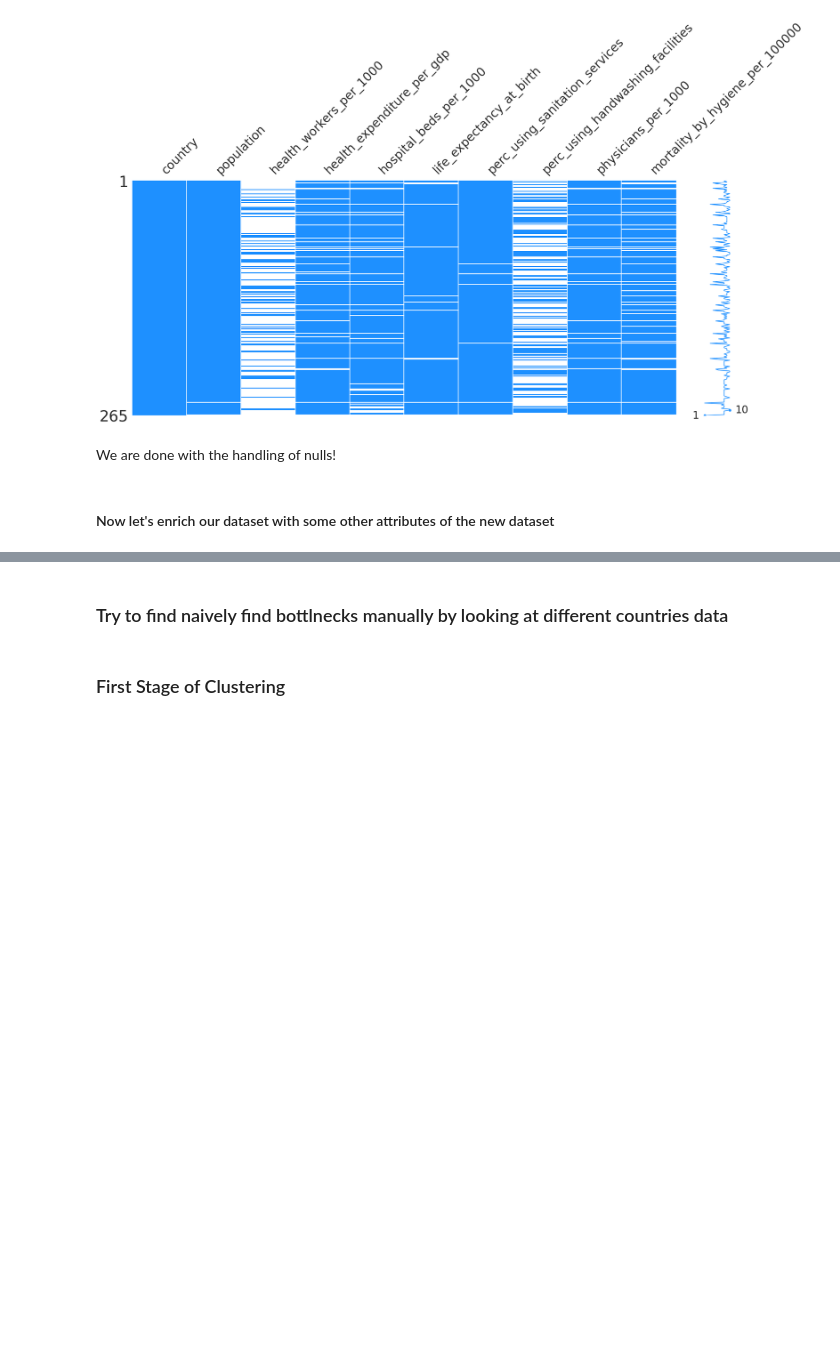
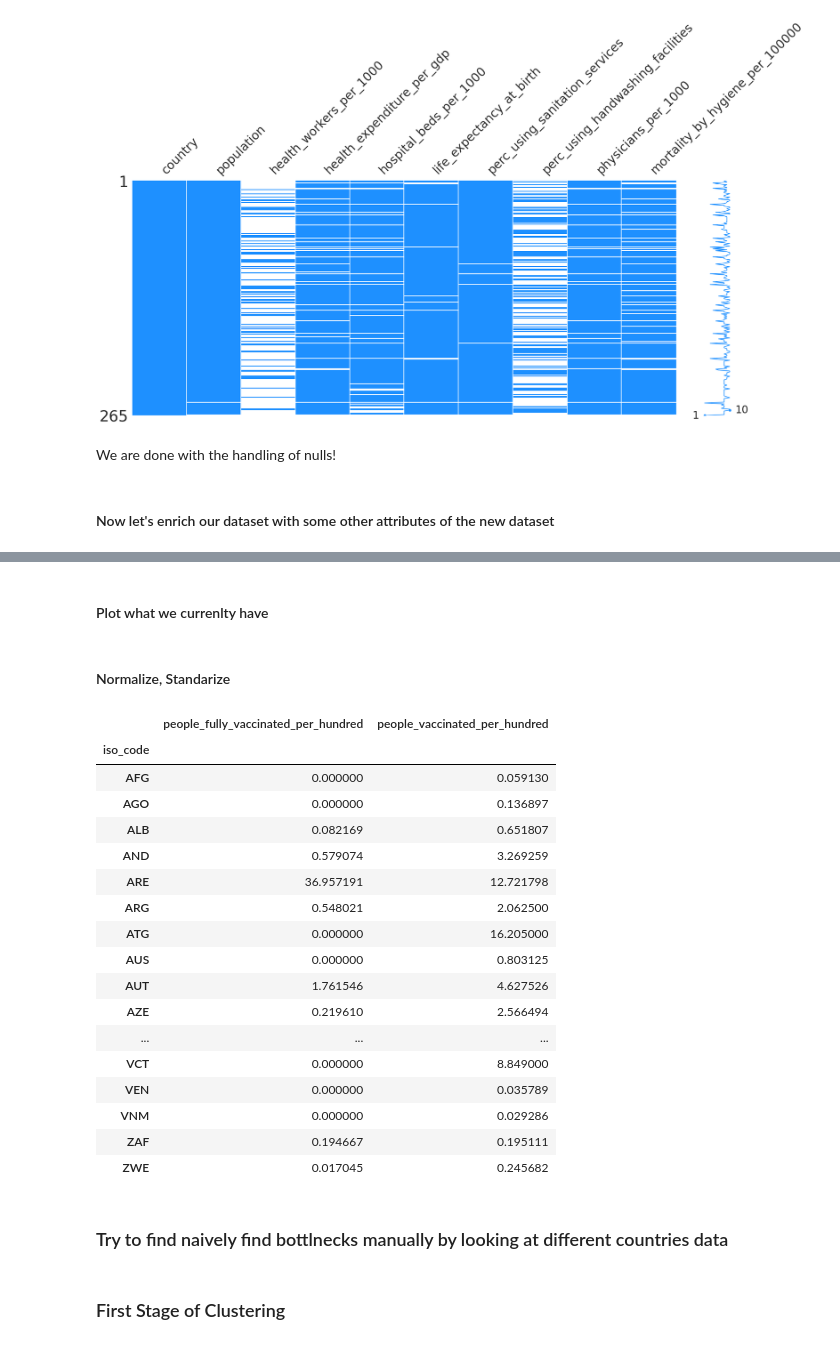
Before and after one commit to drkostas/covid19-vaccinations-predict, a Jupyter notebook: project.ipynb, the cells around one changed output, grey strips where cells are left out. Drawn from its saved outputs; the diff is of its cells as text; code cells hidden in the pictures; blank space fills up the shorter version.

```diff
--- a/project.ipynb
+++ b/project.ipynb
@@ -681,0 +668,9 @@ dtype: int64
+# %%
+# OneHotEncode the 'vaccines' columns
+display(covid_df_clean_4[['vaccines']].head(2))
+onehotencoded_df = covid_df_clean_4.vaccines.str.split('\s*,\s*', expand=True).stack()\
+                      .str.get_dummies().sum(level=0)
+covid_df_clean_5 =covid_df_clean_4.join(onehotencoded_df)
+display(covid_df_clean_5.head(2).transpose())
+# Now we can drop the vaccines column
+covid_df_clean_5 = covid_df_clean_5.drop(columns=['vaccines'])
@@ -681,0 +698,2 @@ dtype: int64
+# %% [markdown]
+#### Plot what we currenlty have
@@ -681,0 +738,2 @@ dtype: int64
+# %% [markdown]
+#### Normalize, Standarize
@@ -682,8 +749,27 @@ dtype: int64
 # %%
 # Pivot Table for each country
-pd.pivot_table(covid_orig_df, index='iso_code',
+pd.pivot_table(covid_df_clean_5, index='iso_code',
                values = ['people_vaccinated_per_hundred',
                          'people_fully_vaccinated_per_hundred'])
+# %% [output]
+|  | people_fully_vaccinated_per_hundred | people_vaccinated_per_hundred |
+| iso_code |  |  |
+| AFG | 0.000000 | 0.059130 |
+| AGO | 0.000000 | 0.136897 |
+| ALB | 0.082169 | 0.651807 |
+| AND | 0.579074 | 3.269259 |
+| ARE | 36.957191 | 12.721798 |
+| ARG | 0.548021 | 2.062500 |
+| ATG | 0.000000 | 16.205000 |
+| AUS | 0.000000 | 0.803125 |
+| AUT | 1.761546 | 4.627526 |
+| AZE | 0.219610 | 2.566494 |
+| ... | ... | ... |
+| VCT | 0.000000 | 8.849000 |
+| VEN | 0.000000 | 0.035789 |
+| VNM | 0.000000 | 0.029286 |
+| ZAF | 0.194667 | 0.195111 |
+| ZWE | 0.017045 | 0.245682 |
 # %%
 # Normalize, standarize
 # %% [markdown]
```
Also changed, not shown: parts of 15 cells of this notebook, 1 other file.
